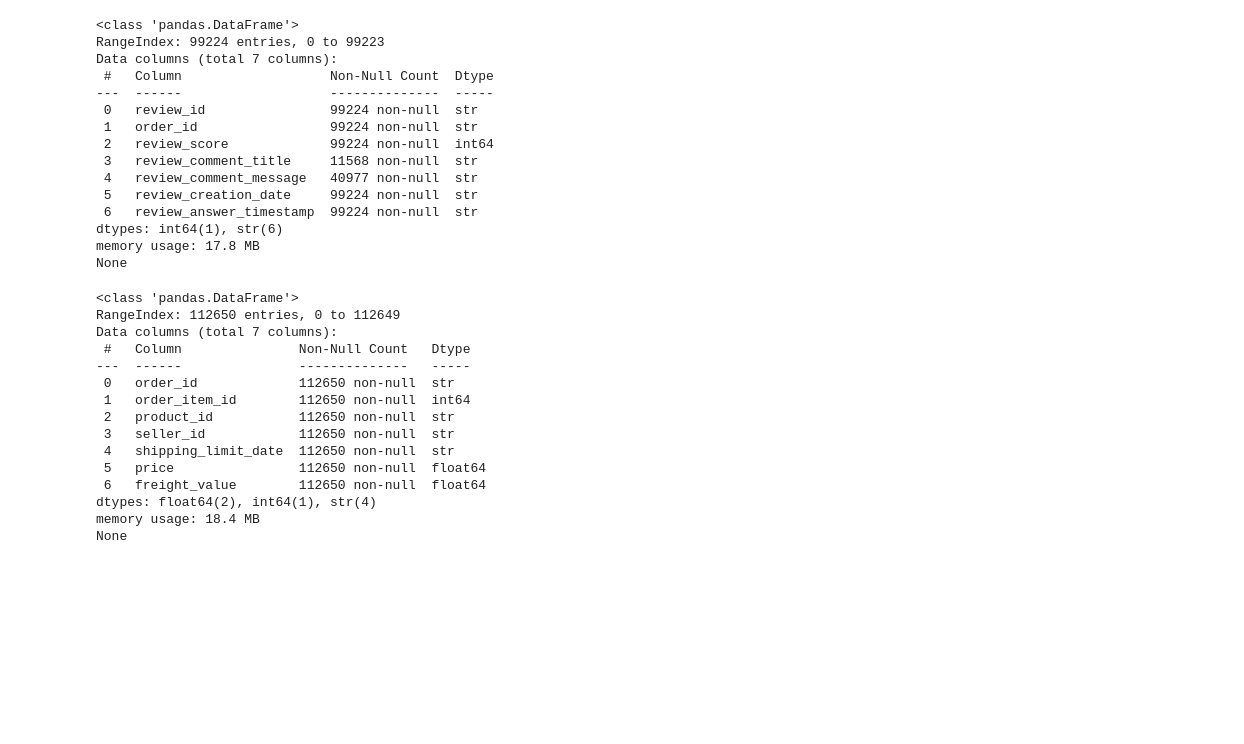
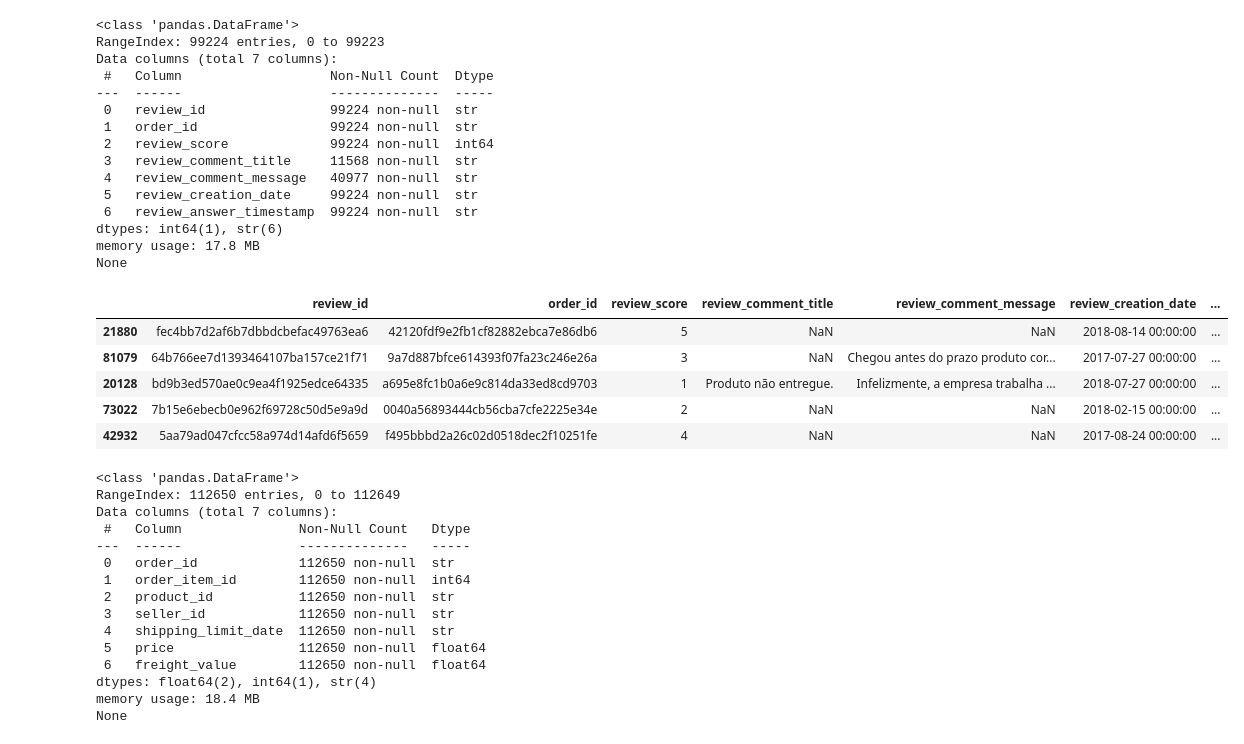
Before and after one commit to cipluk4n/DataScience_Kelompok-apa, a Jupyter notebook: olist_part2.ipynb, the cells around one changed output. Drawn from its saved outputs; the diff is of its cells as text; code cells hidden in the pictures; blank space fills up the shorter version.

```diff
--- a/olist_part2.ipynb
+++ b/olist_part2.ipynb
@@ -48,6 +48,15 @@ Data columns (total 7 columns):
 dtypes: int64(1), str(6)
 memory usage: 17.8 MB
 None
+# %%
+df2.sample(5)
+# %% [output]
+|  | review_id | order_id | review_score | review_comment_title | review_comment_message | review_creation_date | ... |
+| 21880 | fec4bb7d2af6b7dbbdcbefac49763ea6 | 42120fdf9e2fb1cf82882ebca7e86db6 | 5 | NaN | NaN | 2018-08-14 00:00:00 | ... |
+| 81079 | 64b766ee7d1393464107ba157ce21f71 | 9a7d887bfce614393f07fa23c246e26a | 3 | NaN | Chegou antes do prazo produto cor... | 2017-07-27 00:00:00 | ... |
+| 20128 | bd9b3ed570ae0c9ea4f1925edce64335 | a695e8fc1b0a6e9c814da33ed8cd9703 | 1 | Produto não entregue. | Infelizmente, a empresa trabalha ... | 2018-07-27 00:00:00 | ... |
+| 73022 | 7b15e6ebecb0e962f69728c50d5e9a9d | 0040a56893444cb56cba7cfe2225e34e | 2 | NaN | NaN | 2018-02-15 00:00:00 | ... |
+| 42932 | 5aa79ad047cfcc58a974d14afd6f5659 | f495bbbd2a26c02d0518dec2f10251fe | 4 | NaN | NaN | 2017-08-24 00:00:00 | ... |
 # %%
 print(df3.info())
 # %% [output]
```
Also changed, not shown: parts of 6 cells of this notebook.
